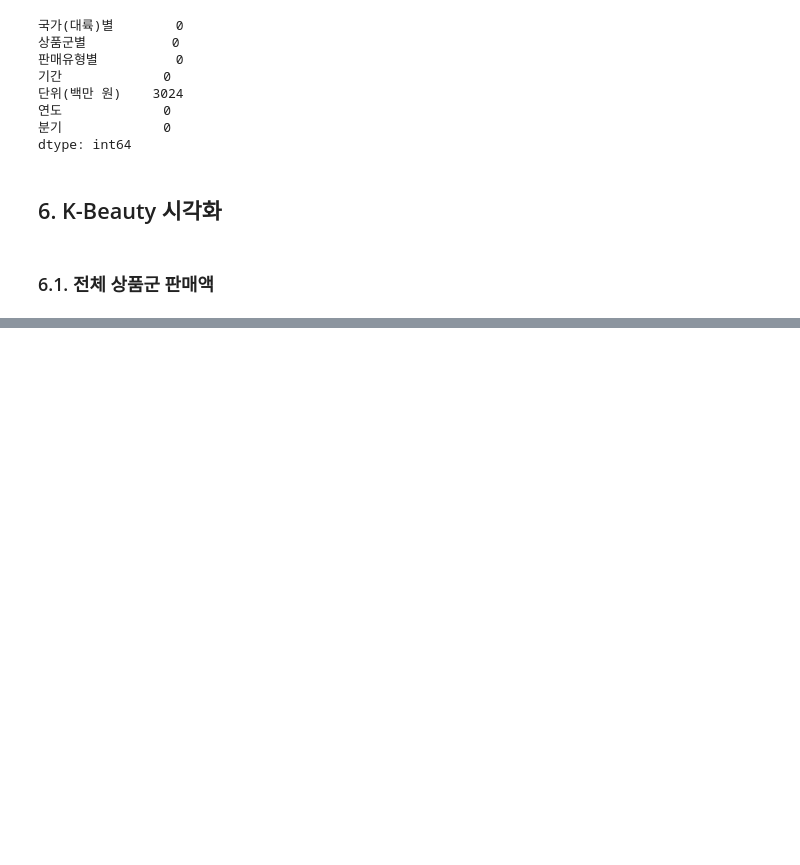
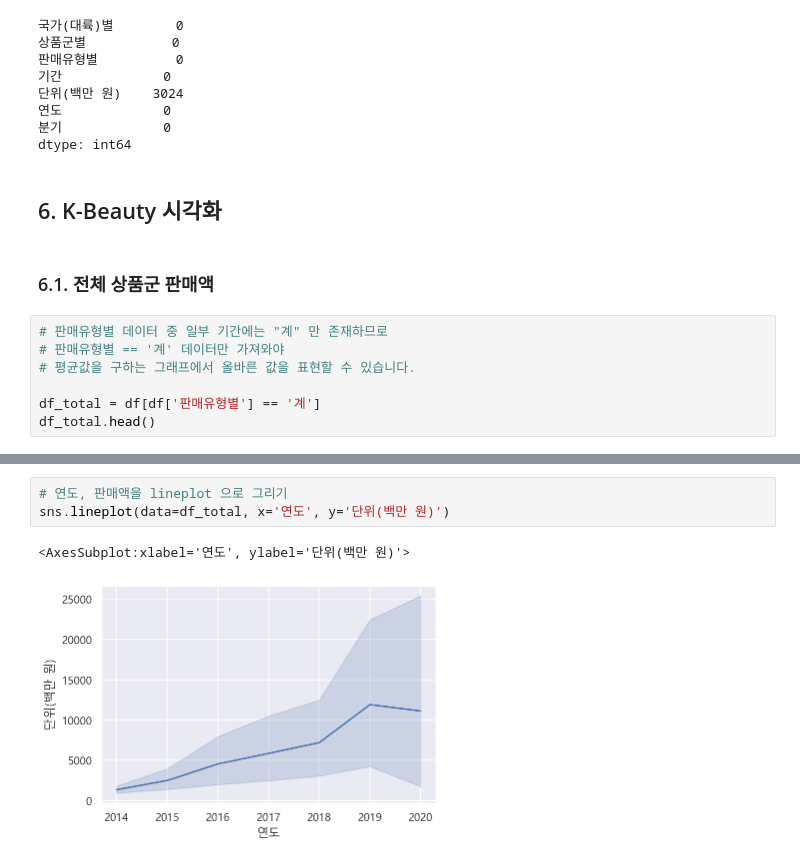
Before and after one commit to ghleex/TIL, a Jupyter notebook: 07_data_science/01_starts_ds_w_python/04_k-beauty_online_sales/01_k-beauty_online_sales.ipynb, the cells around one changed output, grey strips where cells are left out. Drawn from its saved outputs; the diff is of its cells as text; blank space fills up the shorter version.

Commit message:
2020-08-12 | Visualization

```diff
--- a/07_data_science/01_starts_ds_w_python/04_k-beauty_online_sales/01_k-beauty_online_sales.ipynb
+++ b/07_data_science/01_starts_ds_w_python/04_k-beauty_online_sales/01_k-beauty_online_sales.ipynb
@@ -221,3 +221,10 @@ dtype: int64
 ## 6. K-Beauty 시각화
 # %% [markdown]
 ### 6.1. 전체 상품군 판매액
+# %%
+# 판매유형별 데이터 중 일부 기간에는 "계" 만 존재하므로
+# 판매유형별 == '계' 데이터만 가져와야
+# 평균값을 구하는 그래프에서 올바른 값을 표현할 수 있습니다.
+
+df_total = df[df['판매유형별'] == '계']
+df_total.head()
@@ -223,0 +238,6 @@ dtype: int64
+# %%
+# 연도, 판매액을 lineplot 으로 그리기
+sns.lineplot(data=df_total, x='연도', y='단위(백만 원)')
+# %% [output]
+<AxesSubplot:xlabel='연도', ylabel='단위(백만 원)'>
+[figure, added]
```
Also changed, not shown: parts of 6 cells of this notebook.
